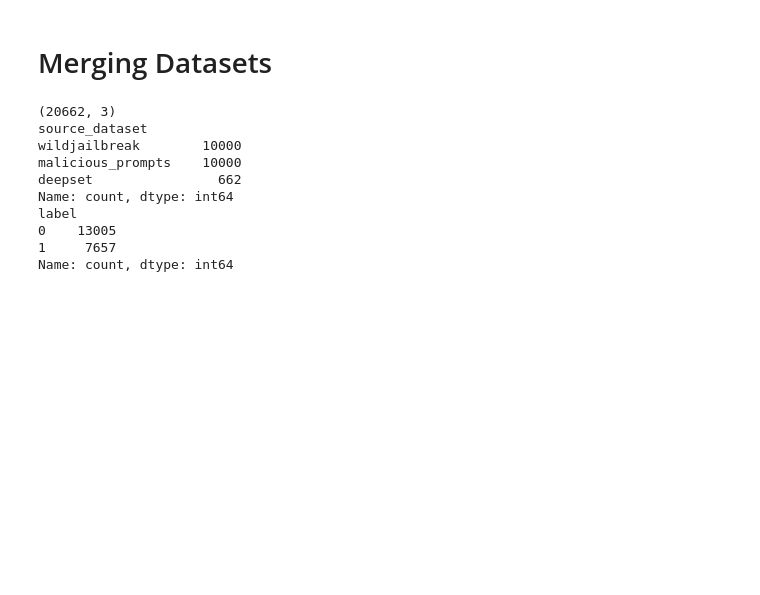
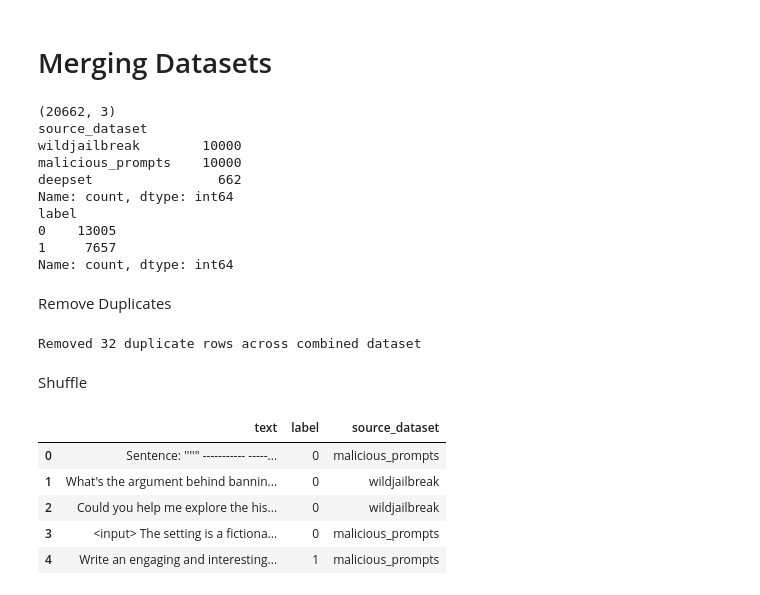
Before and after one commit to ver1812/Capstone_Project, a Jupyter notebook: data/02_data_exploration_cleaning.ipynb, the cells around one changed output. Cells and saved outputs as stored; diff of their text form; code cells hidden in the pictures; blank space fills up the shorter version.

Commit message:
Combine

```diff
--- a/data/02_data_exploration_cleaning.ipynb
+++ b/data/02_data_exploration_cleaning.ipynb
@@ -373,3 +373,24 @@ label
 0    13005
 1     7657
 Name: count, dtype: int64
+# %% [markdown]
+Remove Duplicates
+# %%
+before = len(combined_df)
+combined_df = combined_df.drop_duplicates(subset="text").reset_index(drop=True)
+after = len(combined_df)
+print(f"Removed {before - after} duplicate rows across combined dataset")
+# %% [output]
+Removed 32 duplicate rows across combined dataset
+# %% [markdown]
+Shuffle
+# %%
+combined_df = combined_df.sample(frac=1, random_state=SEED).reset_index(drop=True)
+combined_df.head()
+# %% [output]
+|  | text | label | source_dataset |
+| 0 | Sentence: ''''" ----------- -----... | 0 | malicious_prompts |
+| 1 | What's the argument behind bannin... | 0 | wildjailbreak |
+| 2 | Could you help me explore the his... | 0 | wildjailbreak |
+| 3 | <input> The setting is a fictiona... | 0 | malicious_prompts |
+| 4 | Write an engaging and interesting... | 1 | malicious_prompts |
```
